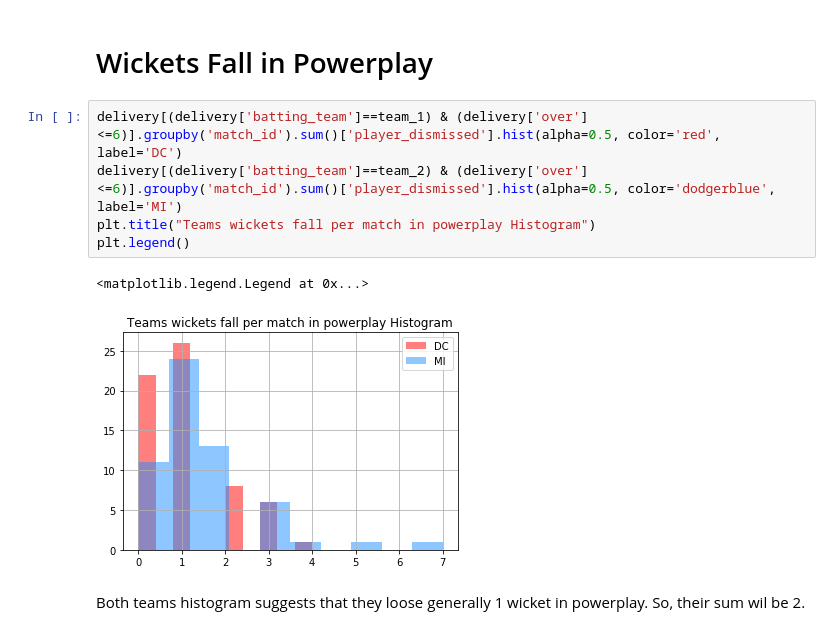
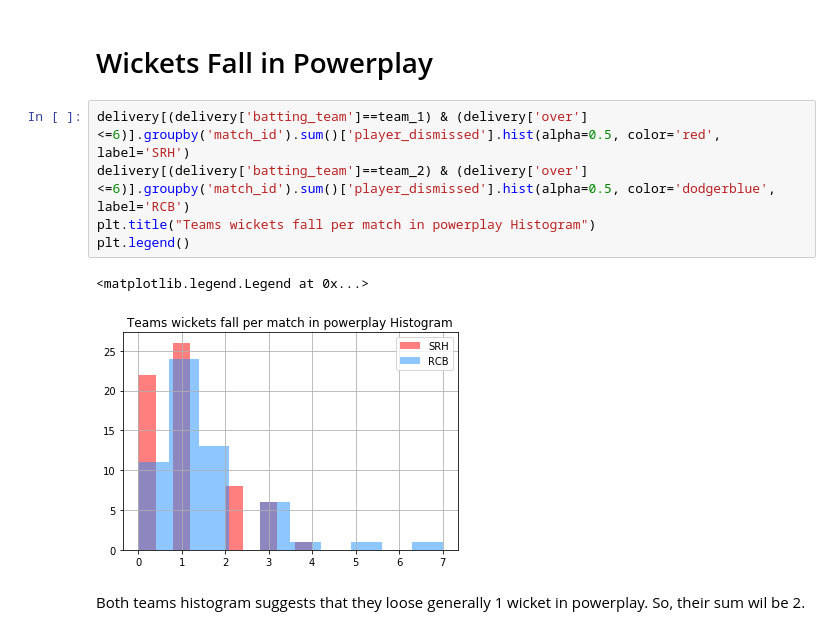
Before and after one commit to bhaskar-29/Widhya, a Jupyter notebook: 6 Nov.ipynb, the cells around one changed output. Drawn from its saved outputs; the diff is of its cells as text.

```diff
--- a/6 Nov.ipynb
+++ b/6 Nov.ipynb
@@ -180,13 +180,13 @@ batsmans_performance.groupby('Batsman').mean().sort_values(by='Ratio', ascending
 # %% [markdown]
 # Wickets Fall in Powerplay
 # %%
-delivery[(delivery['batting_team']==team_1) & (delivery['over']<=6)].groupby('match_id').sum()['player_dismissed'].hist(alpha=0.5, color='red', label='DC')
-delivery[(delivery['batting_team']==team_2) & (delivery['over']<=6)].groupby('match_id').sum()['player_dismissed'].hist(alpha=0.5, color='dodgerblue', label='MI')
+delivery[(delivery['batting_team']==team_1) & (delivery['over']<=6)].groupby('match_id').sum()['player_dismissed'].hist(alpha=0.5, color='red', label='SRH')
+delivery[(delivery['batting_team']==team_2) & (delivery['over']<=6)].groupby('match_id').sum()['player_dismissed'].hist(alpha=0.5, color='dodgerblue', label='RCB')
 plt.title("Teams wickets fall per match in powerplay Histogram")
 plt.legend()
 # %% [output]
 <matplotlib.legend.Legend at 0x...>
-[figure, old version]
+[figure, new version]
 # %% [markdown]
 Both teams histogram suggests that they loose generally 1 wicket in powerplay. So, their sum wil be 2.
 # %% [markdown]
```
Also changed, not shown: 1 other file.
